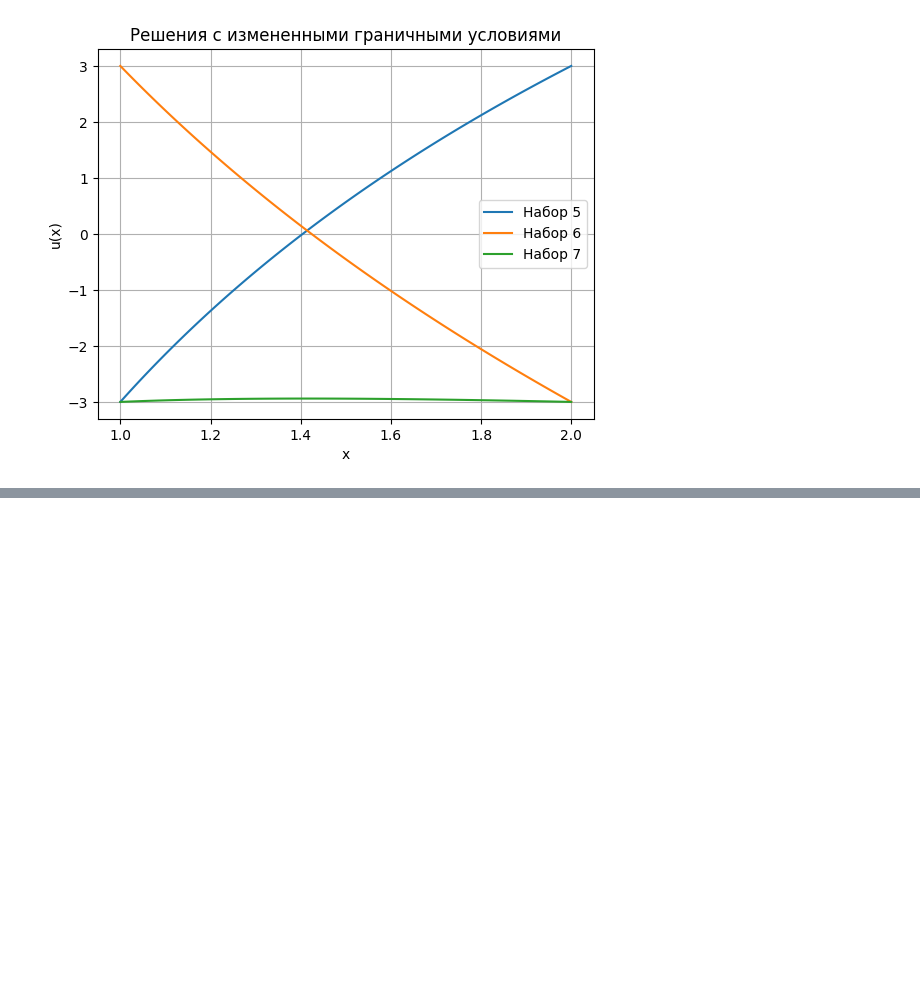
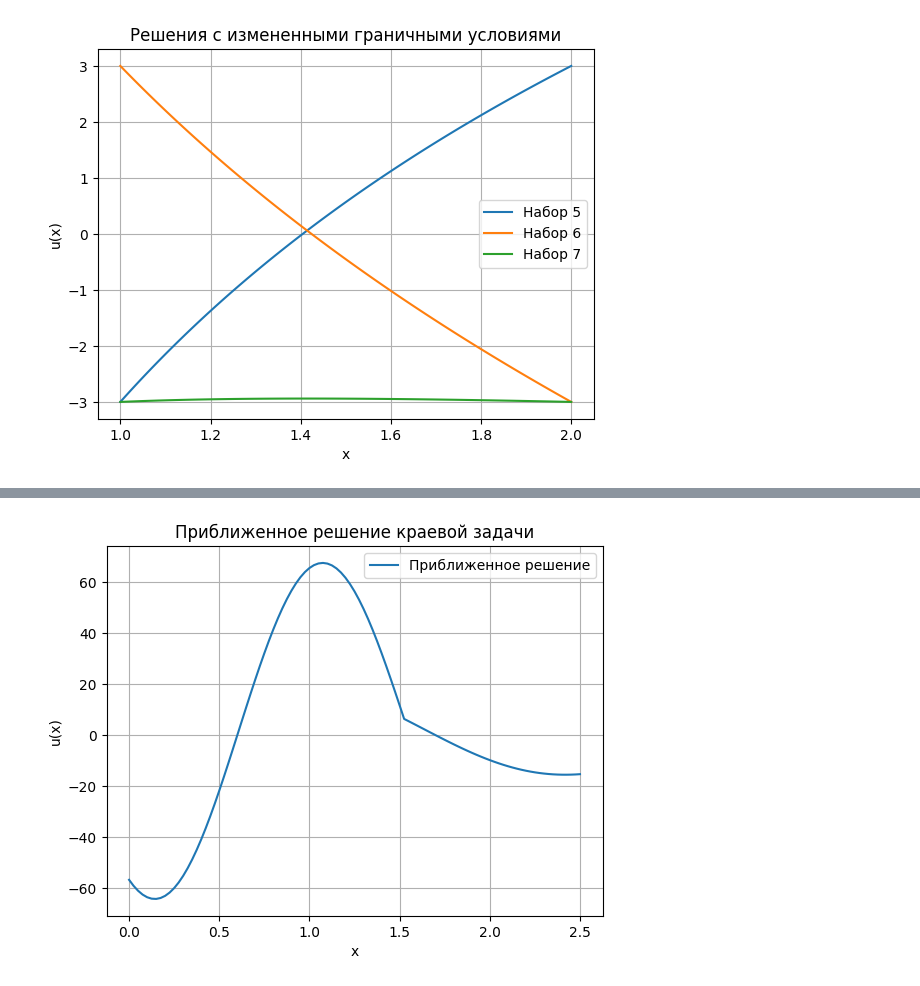
Before and after one commit to ErmakovSemen/NM, a Jupyter notebook: NM_2025_1.ipynb, the cells around one changed output, grey strips where cells are left out. Drawn from its saved outputs; the diff is of its cells as text; code cells hidden in the pictures; blank space fills up the shorter version.

```diff
--- a/NM_2025_1.ipynb
+++ b/NM_2025_1.ipynb
@@ -236,0 +577,60 @@ To https://github.com/ErmakovSemen/NM.git
+# %%
+import numpy as np
+import matplotlib.pyplot as plt
+
+# Параметры задачи
+a = 0
+b = 2.5
+c = 1.515
+n = 100  # количество отрезков
+h = (b - a) / n
+
+# Коэффициенты
+def k(x):
+    return 0.3 if x < c else 1.8
+
+def q(x):
+    return 3.5 if x < c else 8.3
+
+def f(x):
+    return 10 * x**2 * (1.5 - 0.3 * x**2)
+
+# Сетка
+x = np.linspace(a, b, n + 1)
+
+# Основная матрица и вектор
+A = np.zeros((n + 1, n + 1))
+B = np.zeros(n + 1)
+
+# Заполняем коэффициенты матрицы
+for i in range(1, n):
+    xi = x[i]
+
+    A[i, i - 1] = k(xi - 0.5 * h) / h**2
+    A[i, i] = - (k(xi - 0.5 * h) + k(xi + 0.5 * h)) / h**2 + q(xi)
+    A[i, i + 1] = k(xi + 0.5 * h) / h**2
+
+    B[i] = f(xi)
+
+# Граничные условия (метод баланса)
+A[0, 0] = -k(x[0]) / h - 0.5
+A[0, 1] = k(x[0]) / h
+B[0] = 0
+
+A[n, n] = k(x[n]) / h + 0.5
+A[n, n - 1] = -k(x[n]) / h
+B[n] = 0
+
+# Решение системы
+u = np.linalg.solve(A, B)
+
+# Построение графика
+plt.plot(x, u, label='Приближенное решение')
+plt.xlabel('x')
+plt.ylabel('u(x)')
+plt.title('Приближенное решение краевой задачи')
+plt.legend()
+plt.grid(True)
+plt.show()
+# %% [output]
+[figure, added]
```
Also changed, not shown: parts of 17 cells of this notebook.
